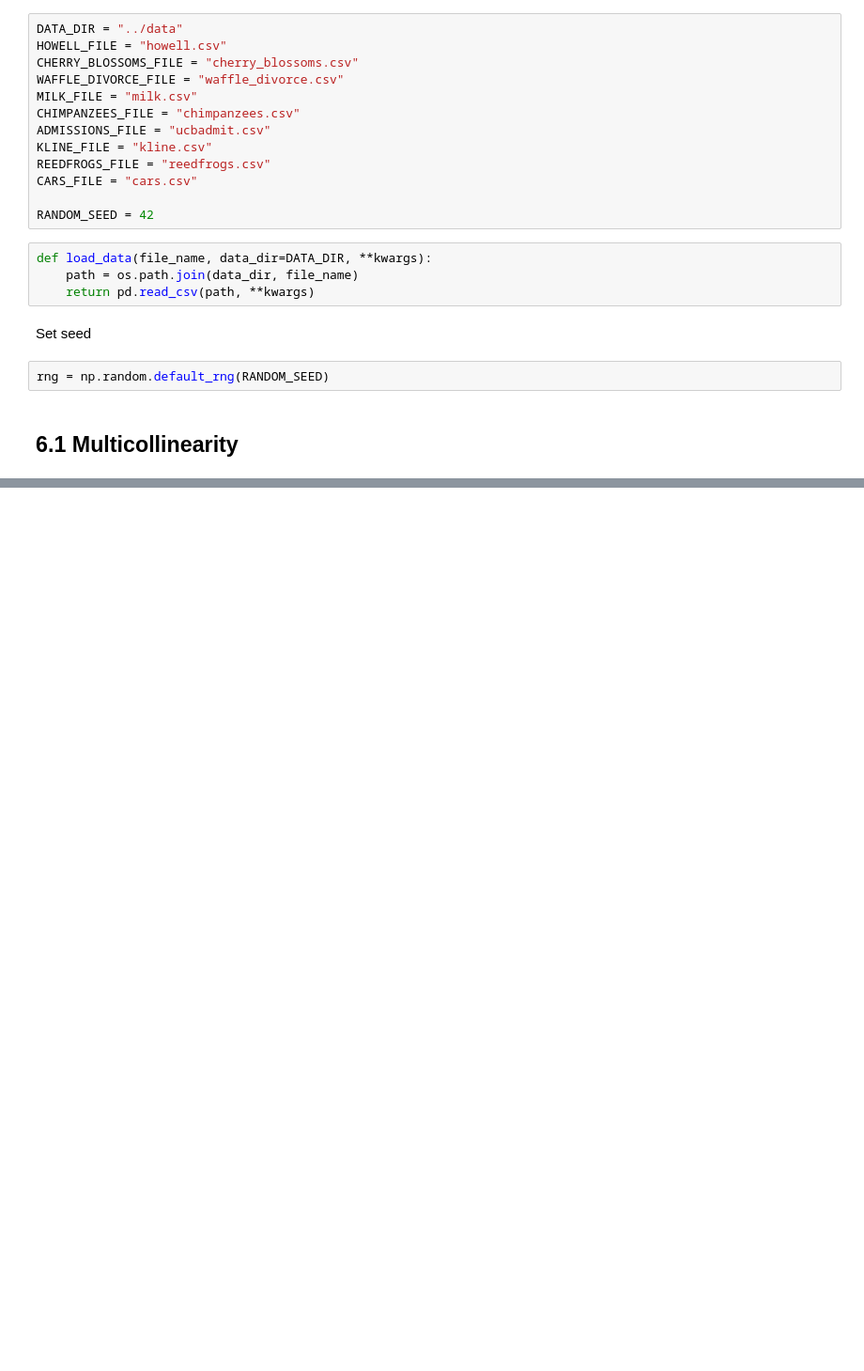
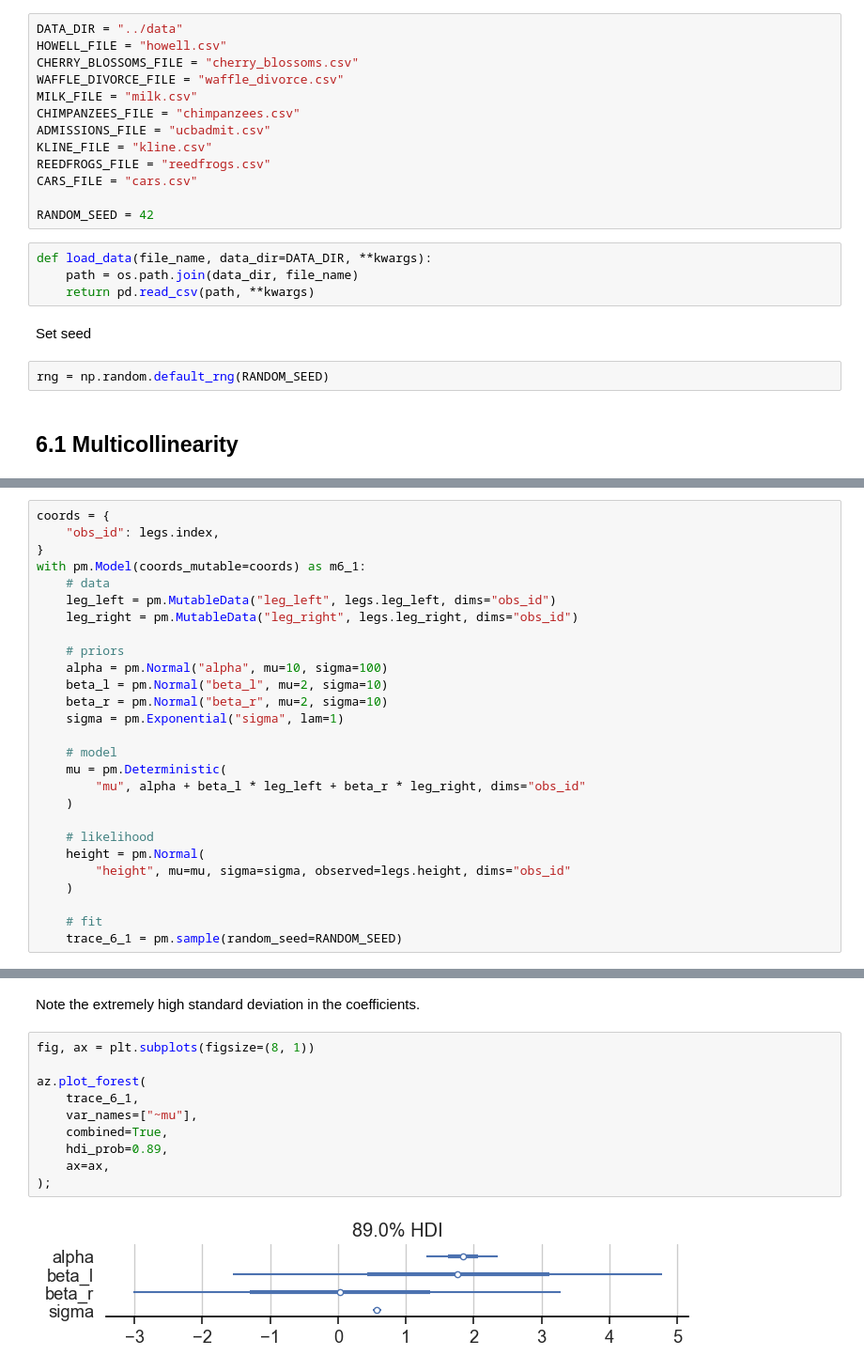
Before and after one commit to chris-leonard/statistical-rethinking, a Jupyter notebook: notes/chapter_6.ipynb, the cells around one changed output, grey strips where cells are left out. Shown at 94% size. Drawn from its saved outputs; the diff is of its cells as text; blank space fills up the shorter version.

Commit message:
complete notes on chapter 6.1

```diff
--- a/notes/chapter_6.ipynb
+++ b/notes/chapter_6.ipynb
@@ -63,0 +89,27 @@ rng = np.random.default_rng(RANDOM_SEED)
+# %%
+coords = {
+    "obs_id": legs.index,
+}
+with pm.Model(coords_mutable=coords) as m6_1:
+    # data
+    leg_left = pm.MutableData("leg_left", legs.leg_left, dims="obs_id")
+    leg_right = pm.MutableData("leg_right", legs.leg_right, dims="obs_id")
+
+    # priors
+    alpha = pm.Normal("alpha", mu=10, sigma=100)
+    beta_l = pm.Normal("beta_l", mu=2, sigma=10)
+    beta_r = pm.Normal("beta_r", mu=2, sigma=10)
+    sigma = pm.Exponential("sigma", lam=1)
+
+    # model
+    mu = pm.Deterministic(
+        "mu", alpha + beta_l * leg_left + beta_r * leg_right, dims="obs_id"
+    )
+
+    # likelihood
+    height = pm.Normal(
+        "height", mu=mu, sigma=sigma, observed=legs.height, dims="obs_id"
+    )
+
+    # fit
+    trace_6_1 = pm.sample(random_seed=RANDOM_SEED)
@@ -63,0 +138,14 @@ rng = np.random.default_rng(RANDOM_SEED)
+# %% [markdown]
+Note the extremely high standard deviation in the coefficients.
+# %%
+fig, ax = plt.subplots(figsize=(8, 1))
+
+az.plot_forest(
+    trace_6_1,
+    var_names=["~mu"],
+    combined=True,
+    hdi_prob=0.89,
+    ax=ax,
+);
+# %% [output]
+[figure, added]
```
Also changed, not shown: parts of 30 cells of this notebook.
